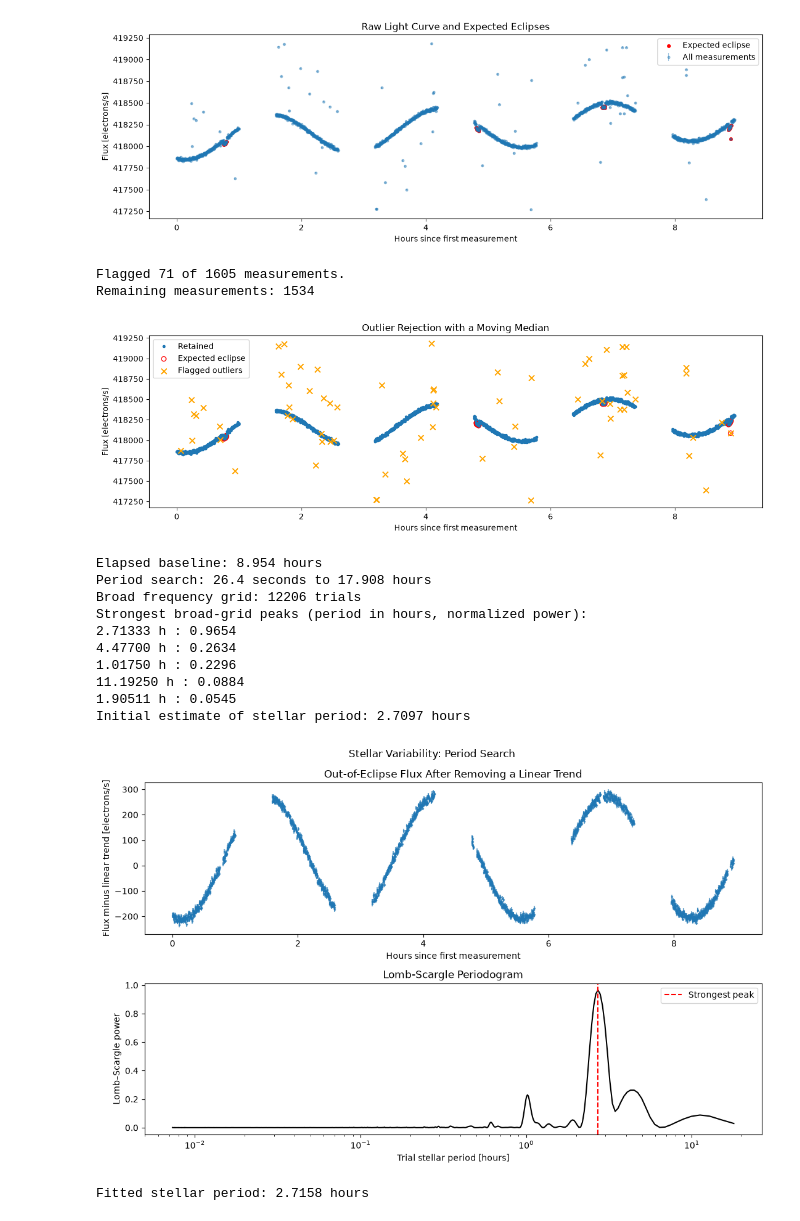
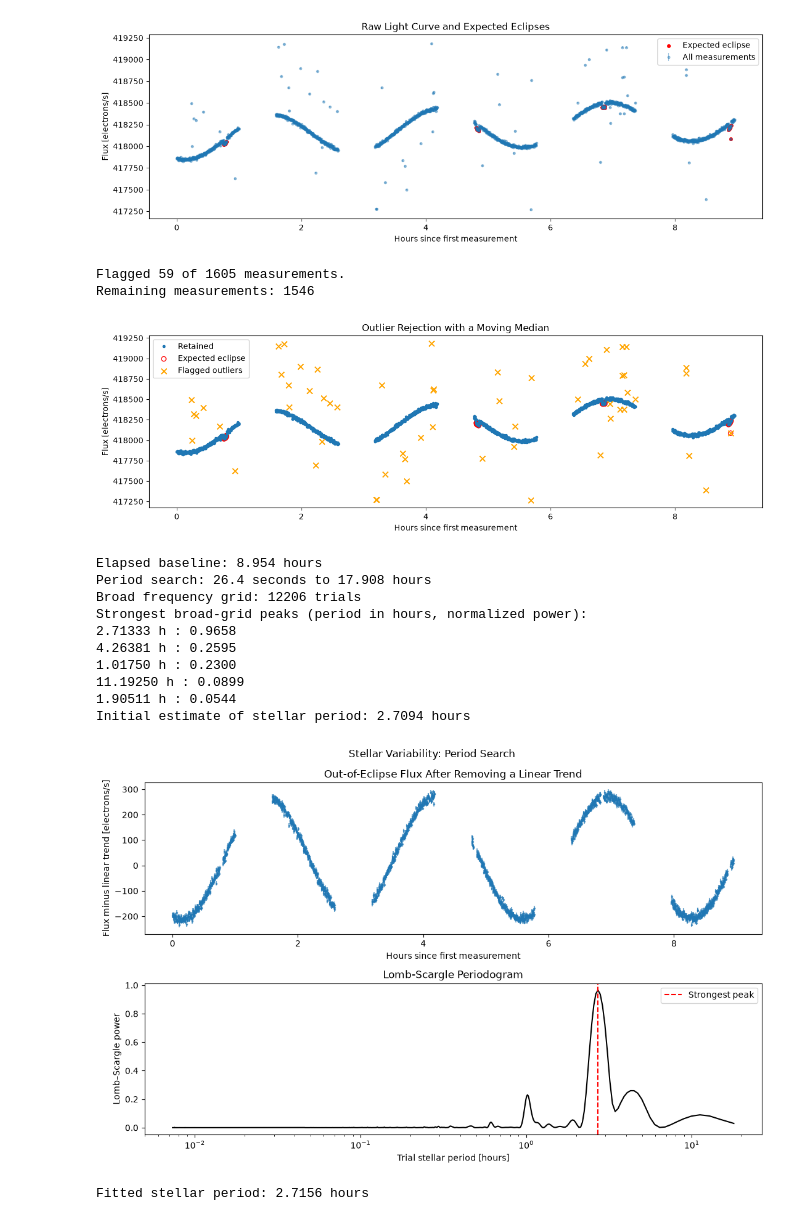
Before and after one commit to arniu42/Astrostatistics-projects, a Jupyter notebook: lab3/lab3.ipynb, the cells around one changed output. Drawn from its saved outputs; the diff is of its cells as text; code cells hidden in the pictures.

Commit message:
changed to the sigma cutoff used in the presentation

```diff
--- a/lab3/lab3.ipynb
+++ b/lab3/lab3.ipynb
@@ -9,7 +9,7 @@ from scipy.signal import lombscargle
 from scipy.optimize import curve_fit
 
 # Set to True to save every figure as a 300 dpi PNG.
-save = False
+save = True
 
 time, flux, error = np.loadtxt("data_headers.dat", skiprows=3, unpack=True)
 
@@ -57,7 +57,7 @@ plt.show()
 half_window_seconds = 60
 half_window = half_window_seconds / 86400  # days
 min_neighbors = 5
-sigma_cutoff = 3
+sigma_cutoff = 5
 
 local_median = np.full(len(flux), np.nan)
 
@@ -86,36 +86,36 @@ deviation = (flux - local_median) / error
 outlier = (
     np.isfinite(local_median)
     & (np.abs(deviation) > sigma_cutoff)
 )
 
 keep = ~outlier
 
 # Cleaned arrays for the next step.
 time_clean = time[keep]
 flux_clean = flux[keep]
 error_clean = error[keep]
 in_eclipse_clean = in_eclipse[keep]
 
 print(f"Flagged {np.sum(outlier)} of {len(flux)} measurements.")
 print(f"Remaining measurements: {np.sum(keep)}")
 
 # Inspect the result.
 fig, ax = plt.subplots(figsize=(12, 4))
 ax.plot(hours[keep], flux[keep], ".", color="tab:blue", label="Retained")
 ax.scatter(hours[in_eclipse], flux[in_eclipse], facecolors="none", edgecolors="red", s=35, label="Expected eclipse")
 ax.scatter(hours[outlier], flux[outlier], color="orange", marker="x", s=50, label="Flagged outliers", zorder=5)
 ax.set_xlabel("Hours since first measurement")
 ax.set_ylabel("Flux [electrons/s]")
 ax.legend()
 ax.set_title("Outlier Rejection with a Moving Median")
 plt.tight_layout()
 if save:
     plt.savefig("02_outlier_rejection.png", dpi=300, bbox_inches="tight")
 plt.show()
 # %% [output]
-Flagged 71 of 1605 measurements.
-Remaining measurements: 1534
+Flagged 59 of 1605 measurements.
+Remaining measurements: 1546
-[figure, old version]
+[figure, new version]
 # %%
 # ------------------------------------------------------------------
 # Step 2: Estimate and subtract the changing background
@@ -241,12 +241,12 @@ Elapsed baseline: 8.954 hours
 Period search: 26.4 seconds to 17.908 hours
 Broad frequency grid: 12206 trials
 Strongest broad-grid peaks (period in hours, normalized power):
-2.71333 h : 0.9654
-4.47700 h : 0.2634
-1.01750 h : 0.2296
-11.19250 h : 0.0884
-1.90511 h : 0.0545
-Initial estimate of stellar period: 2.7097 hours
+2.71333 h : 0.9658
+4.26381 h : 0.2595
+1.01750 h : 0.2300
+11.19250 h : 0.0899
+1.90511 h : 0.0544
+Initial estimate of stellar period: 2.7094 hours
 [figure]
 # %%
 # Background: straight line + sinusoid.
@@ -304,7 +304,7 @@ flux_detrended = flux_clean - background
 
 print(f"Fitted stellar period: {parameters[3] * 24:.4f} hours")
 # %% [output]
-Fitted stellar period: 2.7158 hours
+Fitted stellar period: 2.7156 hours
 # %%
 # ------------------------------------------------------------------
 # Step 3: Measure the eclipse depth
```
Also changed, not shown: parts of 7 cells of this notebook.
